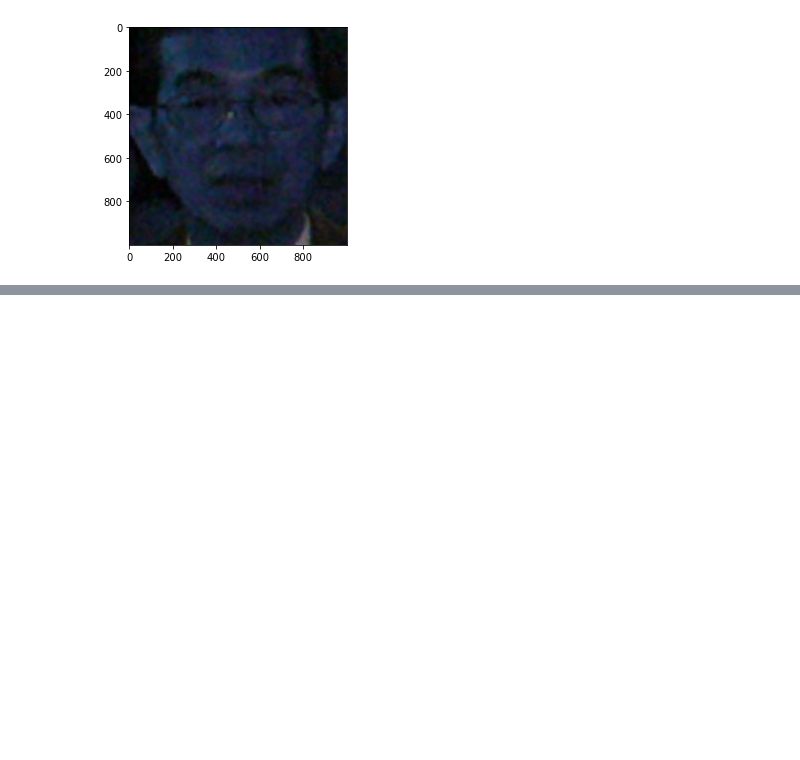
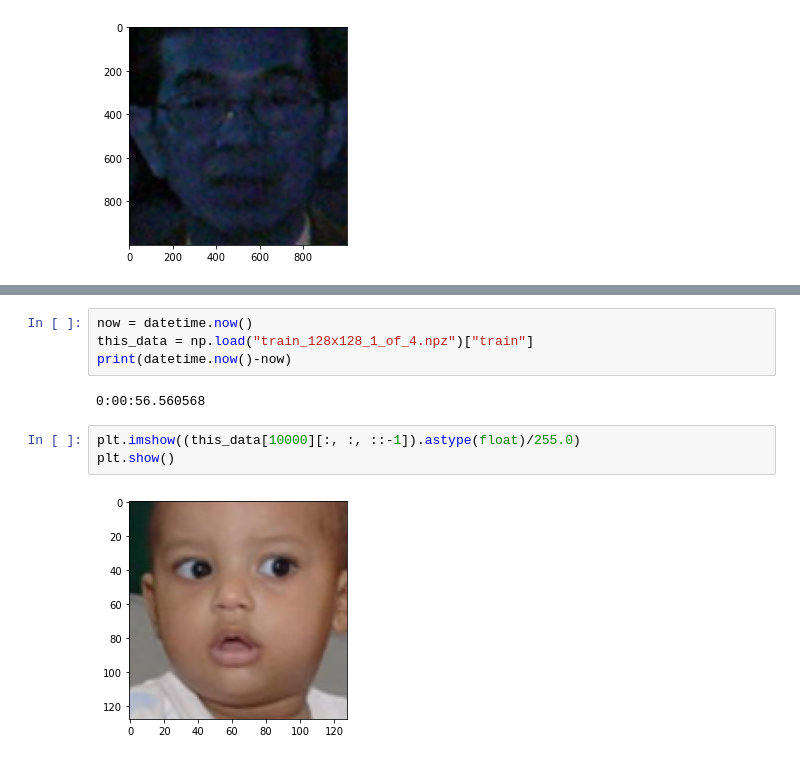
Before and after one commit to Schify/FacExcerciseBook, a Jupyter notebook: Big_homework.ipynb, the cells around one changed output, grey strips where cells are left out. Saved outputs shown, nothing was run; the diff lists cells and outputs as text; blank space fills up the shorter version.

Commit message:
Data to .npz format
Also some lines for testing the resulting format.

```diff
--- a/Big_homework.ipynb
+++ b/Big_homework.ipynb
@@ -48,0 +116,11 @@ KeyboardInterrupt:
+# %%
+now = datetime.now()
+this_data = np.load("train_128x128_1_of_4.npz")["train"]
+print(datetime.now()-now)
+# %% [output]
+0:00:56.560568
+# %%
+plt.imshow((this_data[10000][:, :, ::-1]).astype(float)/255.0)
+plt.show()
+# %% [output]
+[figure, added]
```
Also changed, not shown: parts of 4 cells of this notebook, 1 other file.
